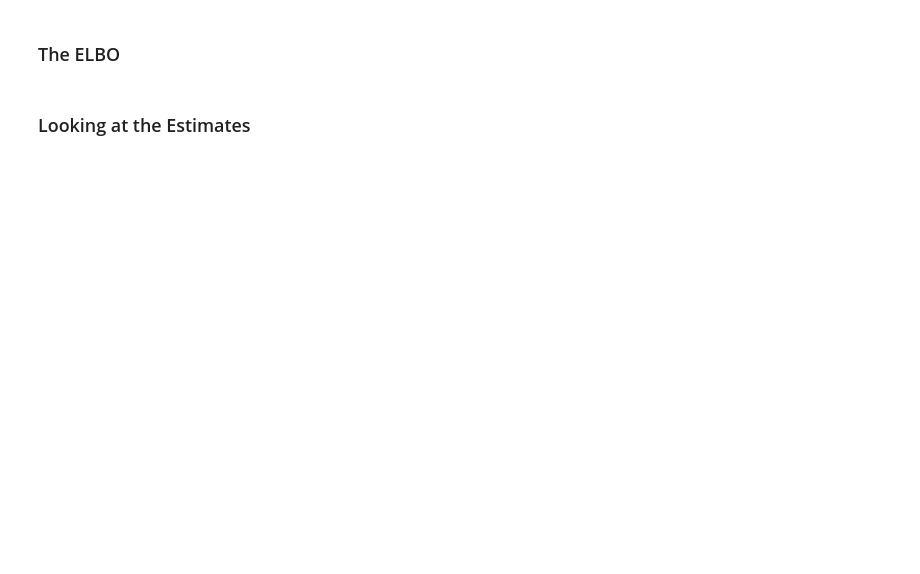
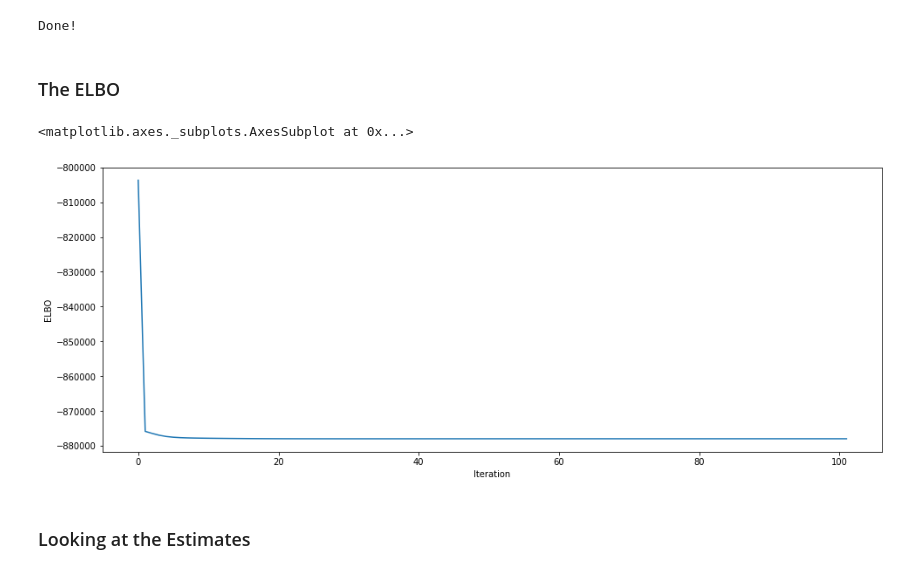
Before and after one commit to gebauerm/variational_inference, a Jupyter notebook: scripts/ML_Community/Variational_Inference_Presentation.ipynb, the cells around one changed output. Drawn from its saved outputs; the diff is of its cells as text; code cells hidden in the pictures; blank space fills up the shorter version.

```diff
--- a/scripts/ML_Community/Variational_Inference_Presentation.ipynb
+++ b/scripts/ML_Community/Variational_Inference_Presentation.ipynb
@@ -177,10 +236,16 @@ The respective Algorithm written in pseudocode looks like this:
 # %%
+import math
+from tqdm import tqdm
+
 # ================== Initialize Variational Parameters =================
+iterations = 200
+# Define Prior for P
+mu_p = 1
+sigma_p = sigma
+
+
 # Hypterparameter for Q(mu| m_q, s_q)
-mu_est = np.random.normal(0, 1, k)
-sigma_est = np.random.normal(0, 1, k)**2
-
-m_q = np.ones(k)
+m_q = np.random.normal(0, 1, k)
 s_q = np.ones(k)
 
 
@@ -193,45 +258,44 @@ c_est = phi_q
 elbo_vals=[]
 
 # Start optimization
-for iter in range(iterations):
+for iter in tqdm(range(iterations)):
     # set phi_q for every kth entry
     for idx, x_i in enumerate(x):
         phi_row = np.ones(k)
         for idk in range(k):
-            phi_row[idk] = math.exp(mu_est[idk]*x_i - (mu_est[idk]**2 + sigma_est[idk])/2)
+            phi_row[idk] = math.exp(m_q[idk]*x_i - (m_q[idk]**2 + 2*s_q[idk])/2)
         phi_q[idx] = phi_row/phi_row.sum()
 
     for idk in range(k):
         # calculate m_q for every k
         sum_nominator = sum([phi_q[idx][idk]*x[idx] for idx, x_idx in enumerate(x)]) # check if convergence doesnt work
         sum_denominator = sum([phi_q[idx][idk] for idx, x in enumerate(x)])
-        m_q[idk] = sum_nominator/(1/sigma[idk] + sum_denominator)
+        m_q[idk] = sum_nominator/(1/sigma_p[idk] + sum_denominator)
 
         # calculate s_q for every k
-        s_q[idk] = 1/(1/sigma[idk] + sum_denominator)
+        s_q[idk] = 1/(1/sigma_p[idk] + sum_denominator)
 
     # ==== compute elbo
     # First Component sum_k(E[log p(mu_k)| m_k, s_k])
-    e_p_mu_k = sum([mu_est[idk]**2/sigma[idk] for idk in range(k)])
+    e_p_mu_k = sum([m_q[idk]**2/sigma_p[idk] for idk in range(k)])
     # Second Component e_log_p(ci)
     e_log_p_c = -i*math.log(k)
     # Third Component e_log_p(xi|ci_mu)
-    e_log_x = sum([sum([-phi_q[idx][idk]*x[idx]**2/2*sigma[idk]+phi_q[idx][idk]*x[idx]*mu_est[idk]/sigma[idk] - phi_q[idx][idk]*mu_est[idk]**2/2*sigma[idk] for idx, _ in enumerate(x)])
+    e_log_x = sum([sum([-phi_q[idx][idk]*x[idx]**2/2*sigma_p[idk]+phi_q[idx][idk]*x[idx]*m_q[idk]/sigma_p[idk] - phi_q[idx][idk]*m_q[idk]**2/2*sigma_p[idk] for idx, _ in enumerate(x)])
                    for idk in range(k)])
     # Forth Component e_log_q(c_i | phi_i)
     e_log_p_ci = sum([sum([phi_q[idx][idk]*math.log(phi_q[idx][idk]) for idk in range(k)]) for idx in range(i)])
     # Fith Component e_log_q_mu_k|m_k,s_k)
-    e_log_mu_k_q = sum([math.log(sigma_est[idk])/2 for idk in range(k)]) # here it might be one according to princton
+    e_log_mu_k_q = sum([math.log(s_q[idk])/2 for idk in range(k)]) # here it might be one according to princton
     # compute elbo
     elbo = e_p_mu_k + e_log_p_c+e_log_x - e_log_p_ci -e_log_mu_k_q
     elbo_vals.append(elbo)
-    print(elbo)
-    # get parameters of P
-    mu_est = m_q
-    sigma_est = s_q
 
     if iter>1:
         if np.abs(elbo_vals[iter-1] - elbo) < 0.01:
+            print("Done!")
             break
+# %% [output]
+Done!
 # %% [markdown]
 ### The ELBO
@@ -241,2 +302,29 @@ fig_elbo.show()
+# %%
+from utils import *
+from typing import List
+import plotly.express as px
+import pandas as pd
+import plotly.express as px
+import plotly.graph_objects as go
+import numpy as np
+from scipy import stats
+import seaborn as sns
+
+def plot_elbo(values: List, log_vals=False):
+
+    if log_vals:
+        values = [-np.log(np.abs(value)) for value in values]
+    values = pd.DataFrame({
+        "Iteration": list(range(len(values))),
+        "ELBO":values})
+    #fig = px.line(values, x="Iteration", y="ELBO", title='Variational Inference Convergence')
+
+    fig = sns.lineplot(data=values, x="Iteration", y="ELBO", markers=True, dashes=False)
+    return fig
+plt.figure(figsize=(16, 6))
+plot_elbo(elbo_vals, False)
+# %% [output]
+<matplotlib.axes._subplots.AxesSubplot at 0x...>
+[figure, added]
 # %% [markdown]
 ### Looking at the Estimates
```
Also changed, not shown: parts of 14 cells of this notebook, 5 other files.
